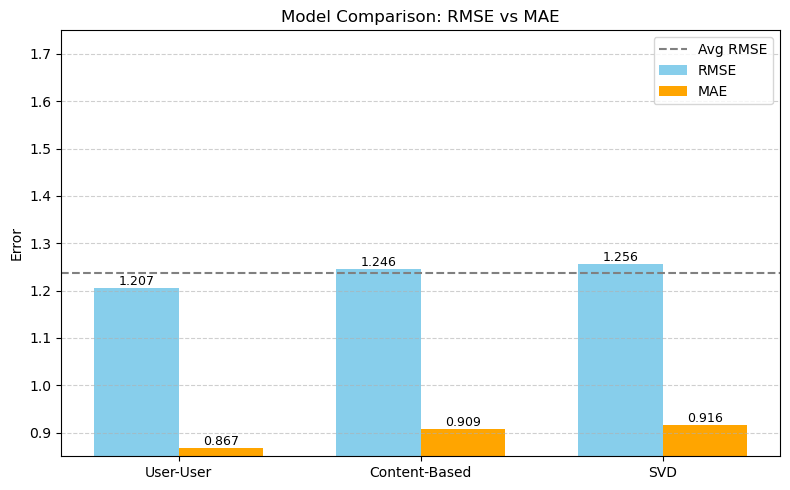
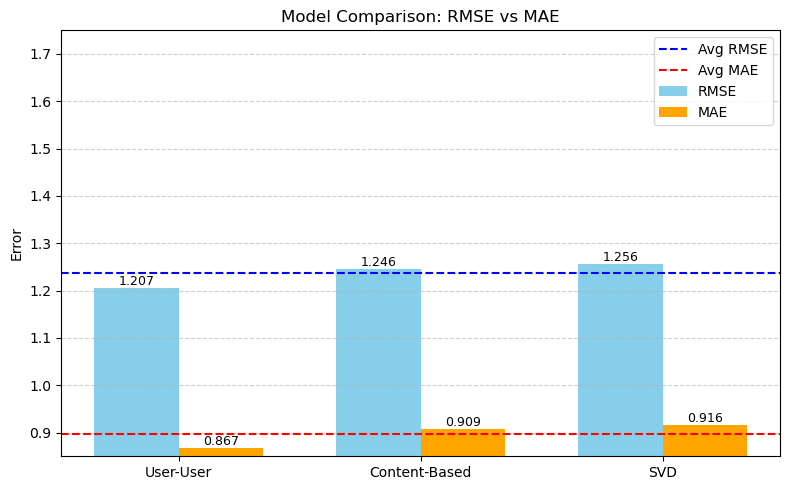
Unified diff of the notebook cell whose output changed from the first chart to the second:
--- before
+++ after
@@ -1,5 +1,3 @@
 # all models visual comparison
-import numpy as np
-import matplotlib.pyplot as plt
 
 models = ["User-User", "Content-Based", "SVD"]
@@ -31,6 +29,10 @@
              ha='center', va='bottom', fontsize=9)
 
+
 avg_rmse = np.mean(rmse_values)
-plt.axhline(avg_rmse, color='gray', linestyle='--', linewidth=1.5, label='Avg RMSE')
+plt.axhline(avg_rmse, color='blue', linestyle='--', linewidth=1.5, label='Avg RMSE')
+
+avg_mae = np.mean(mae_values)
+plt.axhline(avg_mae, color='red', linestyle='--', linewidth=1.5, label='Avg MAE')
 
 plt.grid(axis='y', linestyle='--', alpha=0.6)

Commit: project-3.ipynb